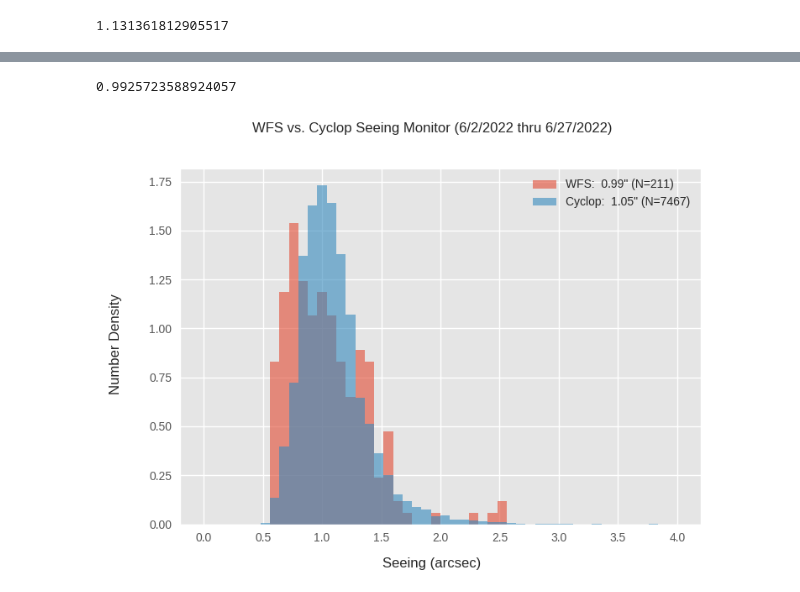
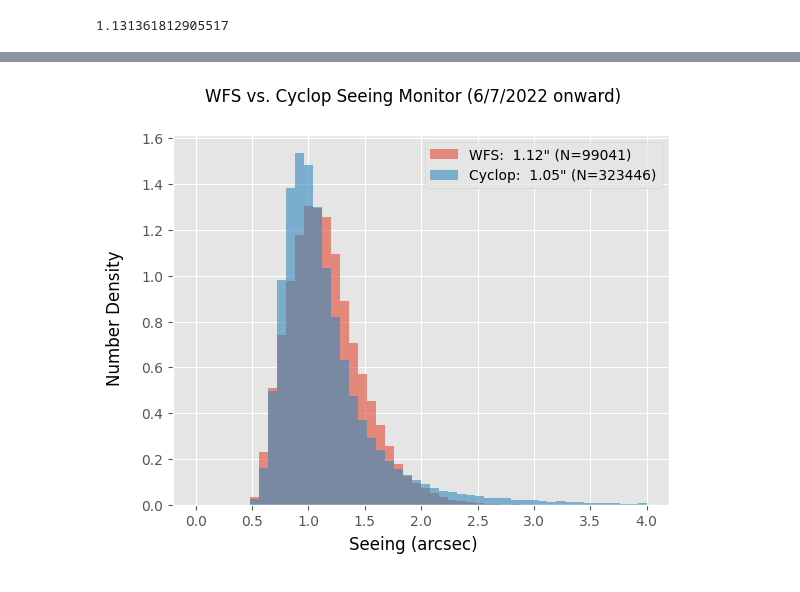
Before and after one commit to MMTObservatory/seeing_analysis, a Jupyter notebook: all_seeing.ipynb, the cells around one changed output, grey strips where cells are left out. Cells and saved outputs as stored; diff of their text form; code cells hidden in the pictures.

```diff
--- a/all_seeing.ipynb
+++ b/all_seeing.ipynb
@@ -258,10 +258,10 @@ plt.show()
 # %%
 with plt.style.context('ggplot'):
-    fig, axs = plt.subplots(2, 2, sharex=True, sharey=True)
-    fig.suptitle("Binospec vs MMIRS 2019-2022")
+    fig, axs = plt.subplots(3, 2, sharex=True, sharey=True, figsize=(9, 12))
+    fig.suptitle("Binospec vs MMIRS 2018-2023")
     fig.supylabel("N")
     fig.supxlabel("Seeing (arcsec)")
-    years = [str(y) for y in range(2019, 2023)]
+    years = [str(y) for y in range(2018, 2024)]
     for ((i, year), ax) in zip(enumerate(years), axs.flat):
         year_df = fixed.loc[year]
         medb = np.median(year_df['seeing'][year_df['wfs'] == 'binospec'])
@@ -414,13 +398,13 @@ plt.show()
 # %%
-month_list = [str(y) for y in range(2003, 2023)]
-data = [np.array(fixed.loc[month]['seeing']) for month in month_list]
+year_list = [str(y) for y in range(2003, 2025)]
+data = [np.array(fixed.loc[month]['seeing']) for month in year_list]
 clean_data = {}
-for d, arr in zip(month_list, data):
+for d, arr in zip(year_list, data):
     if len(arr) > 0:
         clean_data[d] = arr[np.isfinite(arr)]
-month_labels = [datetime.strptime(d, "%Y").date() for d in clean_data.keys()]
+year_labels = [datetime.strptime(d, "%Y").date() for d in clean_data.keys()]
 sizes = [len(clean_data[y]) for y in clean_data]
-month_list
+year_list
 # %% [output]
 ['2003',
  '2004',
@@ -486,16 +464,16 @@ with plt.style.context('ggplot'):
     plt.rc('legend', fontsize=SMALL_SIZE)    # legend fontsize
     plt.rc('figure', titlesize=SMALL_SIZE)  # fontsize of the figure title
     fig, ax = plt.subplots(3, figsize=(11,15), sharex=True)
-    ax[0].bar(mdates.date2num(month_labels), sizes, width=366, alpha=0.6)
+    ax[0].bar(mdates.date2num(year_labels), sizes, width=366, alpha=0.6)
     ax[0].set_ylabel("# of Seeing Measurements")
-    ax[1].violinplot(clean_data.values(), mdates.date2num(month_labels), points=100, widths=365,
+    ax[1].violinplot(clean_data.values(), mdates.date2num(year_labels), points=100, widths=365,
                 showextrema=False, showmedians=True, bw_method='silverman')
 
 
     ax[1].set_ylim(0.0, 3.0)
     ax[1].set_ylabel("Seeing (arcsec)")
-    ax[2].scatter(mdates.date2num(month_labels), first_meds, label="1st Half")
-    ax[2].scatter(mdates.date2num(month_labels), sec_meds, label="2nd Half")
+    ax[2].scatter(mdates.date2num(year_labels), first_meds, label="1st Half")
+    ax[2].scatter(mdates.date2num(year_labels), sec_meds, label="2nd Half")
     ax[2].legend(frameon=True, fancybox=True)
     ax[2].set_ylim(0.65, 1.25)
     ax[2].set_ylabel("Median Seeing (arcsec)")
@@ -692,23 +640,21 @@ june_2022
-# %%
-np.median(june_2022['seeing'])
-# %% [output]
-0.9925723588924057
 # %%
 from minicyclop.io import read_seeing_data
 cyc = read_seeing_data(Path.home() / "MMT/minicyclop/data/MiniCyclop/Data/Seeing_Data.txt")
+# %%
+fixed_overlap = fixed[fixed.index >= "2022-06-07"]
 # %%
 with plt.style.context('ggplot'):
     fig, ax = plt.subplots()
-    med_wfs = np.median(june_2022['seeing'])
+    med_wfs = np.median(fixed_overlap['seeing'])
     med_cyc = np.median(cyc['seeing'])
-    w = ax.hist(june_2022['seeing'], density=True, bins=50, range=(0.0, 4.0), label=f"WFS: {med_wfs: .2f}\" (N={len(june_2022)})", alpha=0.6)
+    w = ax.hist(fixed_overlap['seeing'], density=True, bins=50, range=(0.0, 4.0), label=f"WFS: {med_wfs: .2f}\" (N={len(fixed_overlap)})", alpha=0.6)
     c = ax.hist(cyc['seeing'], density=True, bins=50, range=(0.0, 4.0), label=f"Cyclop: {med_cyc: .2f}\" (N={len(cyc)})", alpha=0.6)
     fig.supxlabel("Seeing (arcsec)")
     fig.supylabel("Number Density")
-    fig.suptitle("WFS vs. Cyclop Seeing Monitor (6/2/2022 thru 6/27/2022)")
+    fig.suptitle("WFS vs. Cyclop Seeing Monitor (6/7/2022 onward)")
     ax.legend()
 plt.savefig("wfs_cyclop.pdf")
 plt.savefig("wfs_cyclop.png")
 plt.show()
 # %% [output]
-[figure, old version]
+[figure, new version]
```
Also changed, not shown: parts of 34 cells of this notebook, 21 other files.
